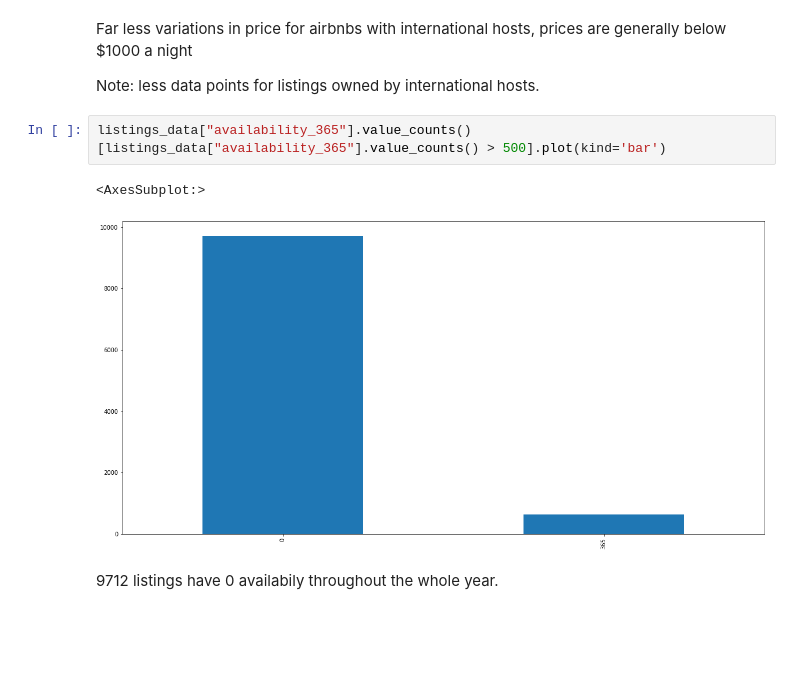
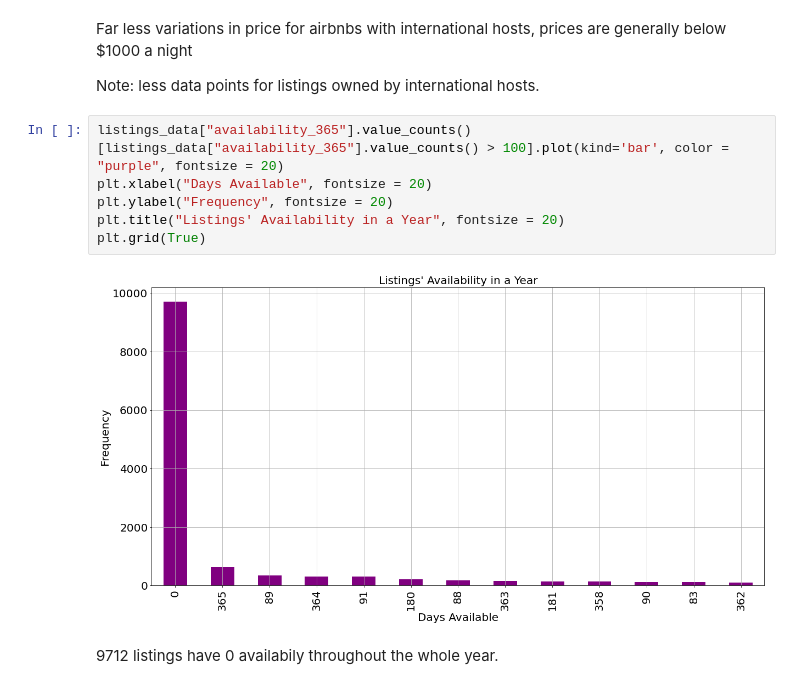
Before and after one commit to oliviajxiao/data_project, a Jupyter notebook: Interesting.ipynb, the cells around one changed output. Cells and saved outputs as stored; diff of their text form; blank space fills up the shorter version.

```diff
--- a/Interesting.ipynb
+++ b/Interesting.ipynb
@@ -153,10 +133,13 @@ See the caveats in the documentation: https://pandas.pydata.org/pandas-docs/stab
 Far less variations in price for airbnbs with international hosts, prices are generally below $1000 a night
 
 Note: less data points for listings owned by international hosts.
-# %%
-listings_data["availability_365"].value_counts()[listings_data["availability_365"].value_counts() > 500].plot(kind='bar')
-# %% [output]
-<AxesSubplot:>
-[figure, removed]
+# %%
+listings_data["availability_365"].value_counts()[listings_data["availability_365"].value_counts() > 100].plot(kind='bar', color = "purple", fontsize = 20)
+plt.xlabel("Days Available", fontsize = 20)
+plt.ylabel("Frequency", fontsize = 20)
+plt.title("Listings' Availability in a Year", fontsize = 20)
+plt.grid(True)
+# %% [output]
+[figure, added]
 # %% [markdown]
 9712 listings have 0 availabily throughout the whole year.
```
Also changed, not shown: parts of 24 cells of this notebook, 2 other files.
